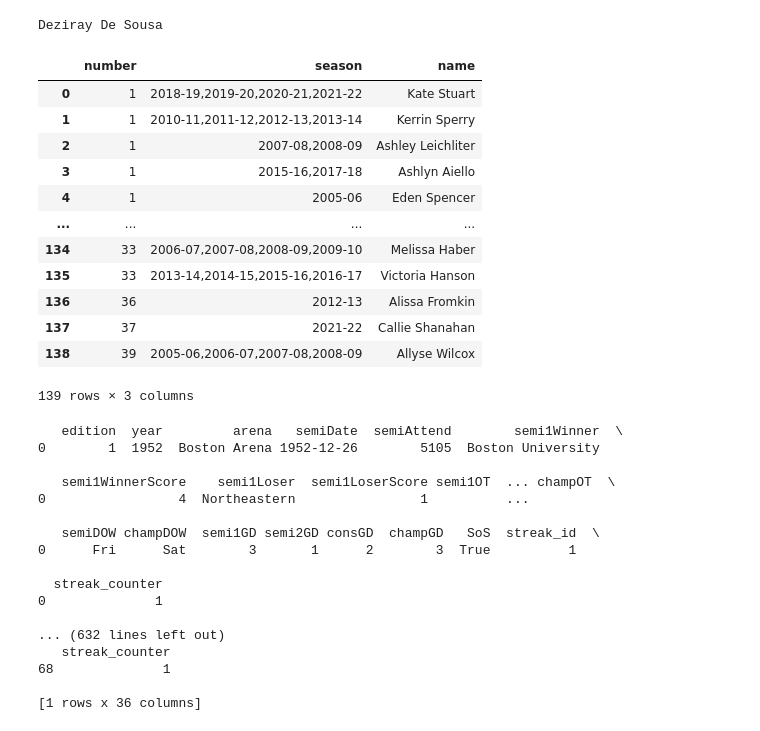
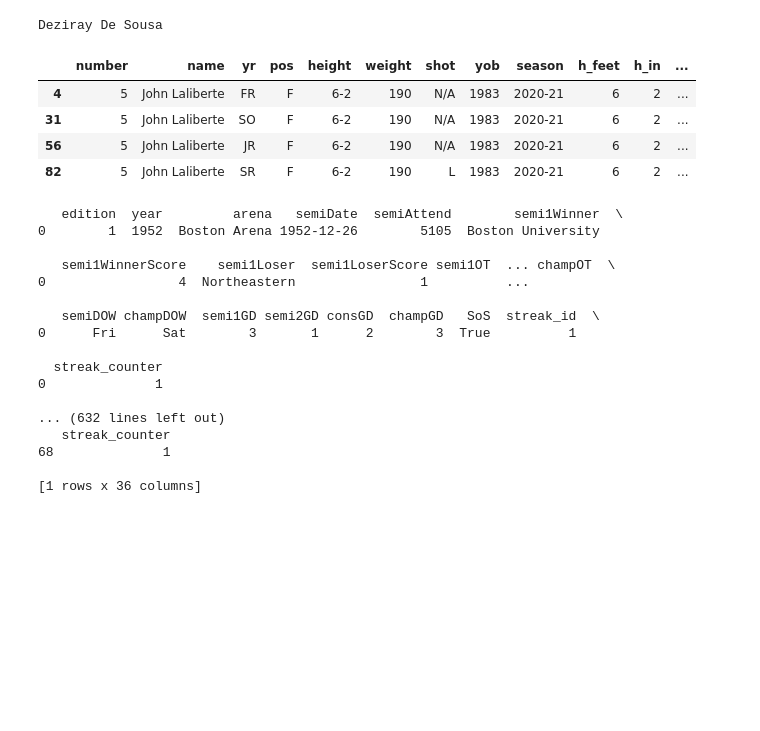
Before and after one commit to redsoxfan2194/buhockeystats, a Jupyter notebook: BU Record Book-Clean.ipynb, the cells around one changed output. Cells and saved outputs as stored; diff of their text form; code cells hidden in the pictures; blank space fills up the shorter version.

Commit message:
add player data

```diff
--- a/BU Record Book-Clean.ipynb
+++ b/BU Record Book-Clean.ipynb
@@ -2133,22 +2133,57 @@ else:
 print(result)
 # %% [output]
 Deziray De Sousa
-# %%
-dfJerseyWomens
-# %% [output]
-|  | number | season | name |
-| 0 | 1 | 2018-19,2019-20,2020-21,2021-22 | Kate Stuart |
-| 1 | 1 | 2010-11,2011-12,2012-13,2013-14 | Kerrin Sperry |
-| 2 | 1 | 2007-08,2008-09 | Ashley Leichliter |
-| 3 | 1 | 2015-16,2017-18 | Ashlyn Aiello |
-| 4 | 1 | 2005-06 | Eden Spencer |
-| ... | ... | ... | ... |
-| 134 | 33 | 2006-07,2007-08,2008-09,2009-10 | Melissa Haber |
-| 135 | 33 | 2013-14,2014-15,2015-16,2016-17 | Victoria Hanson |
-| 136 | 36 | 2012-13 | Alissa Fromkin |
-| 137 | 37 | 2021-22 | Callie Shanahan |
-| 138 | 39 | 2005-06,2006-07,2007-08,2008-09 | Allyse Wilcox |
-139 rows × 3 columns
+# %%
+# Get PlayerData
+fileName=('PlayerData.txt')
+playList=[]
+with open(fileName, 'r') as f:
+    read_data = f.read()
+    rows=read_data.split('\n')
+    for i in rows:
+        col=i.split('\t')
+        pDict={'number':col[0],
+              'name':col[1],
+              'yr':col[2],
+              'pos':col[3],
+              'height':col[4],
+              'weight':col[5],
+              'shot':col[6],
+              'yob':col[7],
+              'prev':col[8],
+              'season':col[9]}
+
+        if(pDict['yob']==''):
+            pass
+        elif(int(pDict['yob'])>20):
+            pDict['yob']=int('19'+ (pDict['yob']))
+        else:
+            pDict['yob']=int('20'+ (pDict['yob']))
+        pDict['h_feet'],pDict['h_in']=pDict['height'].split('-')
+        pDict['home'],pDict['prevTeam']=pDict['prev'].split('/')
+        pDict['hometown'],pDict['homeState']=pDict['home'].split(',')
+        if(pDict['yob']!=''):
+            pDict['age']=int(pDict['season'][:4])-pDict['yob']
+        nhlSearch=re.search('(\(.*\))',pDict['name'])
+        if(nhlSearch!=None):
+            pDict['name']=pDict['name'].replace(nhlSearch.group(1),'').strip()
+            pDict['nhl']=nhlSearch.group(1).strip('(').strip(')')
+        else:
+            pDict['nhl']=''
+        pDict['season']=season
+        del pDict['prev']
+        playList.append(pDict)
+dfPlayData=pd.DataFrame(playList)
+
+f.close()
+# %%
+dfPlayData.loc[dfPlayData['homeState'].str.contains('Maine')]
+# %% [output]
+|  | number | name | yr | pos | height | weight | shot | yob | season | h_feet | h_in | ... |
+| 4 | 5 | John Laliberte | FR | F | 6-2 | 190 | N/A | 1983 | 2020-21 | 6 | 2 | ... |
+| 31 | 5 | John Laliberte | SO | F | 6-2 | 190 | N/A | 1983 | 2020-21 | 6 | 2 | ... |
+| 56 | 5 | John Laliberte | JR | F | 6-2 | 190 | N/A | 1983 | 2020-21 | 6 | 2 | ... |
+| 82 | 5 | John Laliberte | SR | F | 6-2 | 190 | L | 1983 | 2020-21 | 6 | 2 | ... |
 # %%
 dfBeanpot['SoS']=dfBeanpot['champion'].ne(dfBeanpot['champion'].shift())
 dfBeanpot['streak_id']=dfBeanpot.SoS.cumsum()
```
Also changed, not shown: 1 other file.
